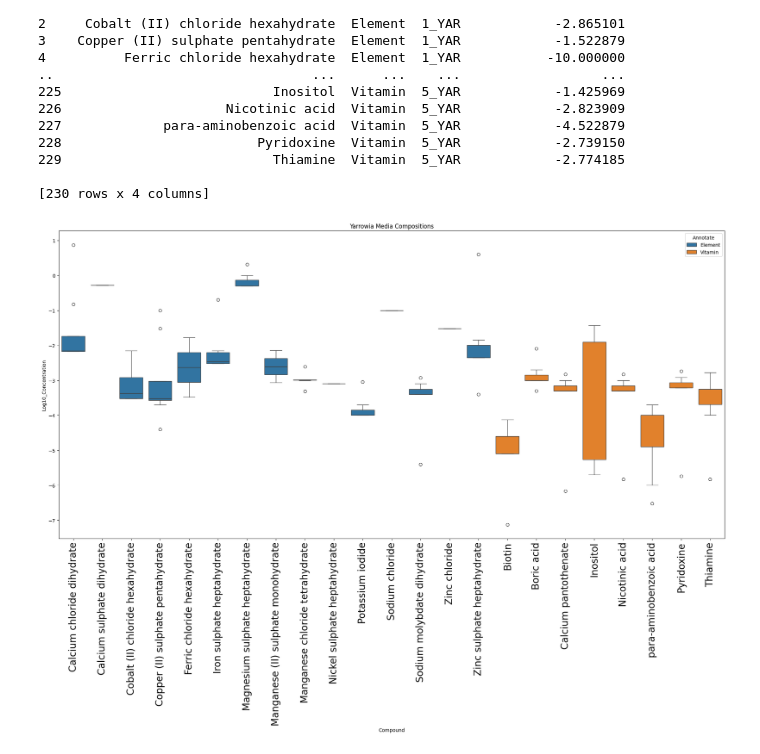
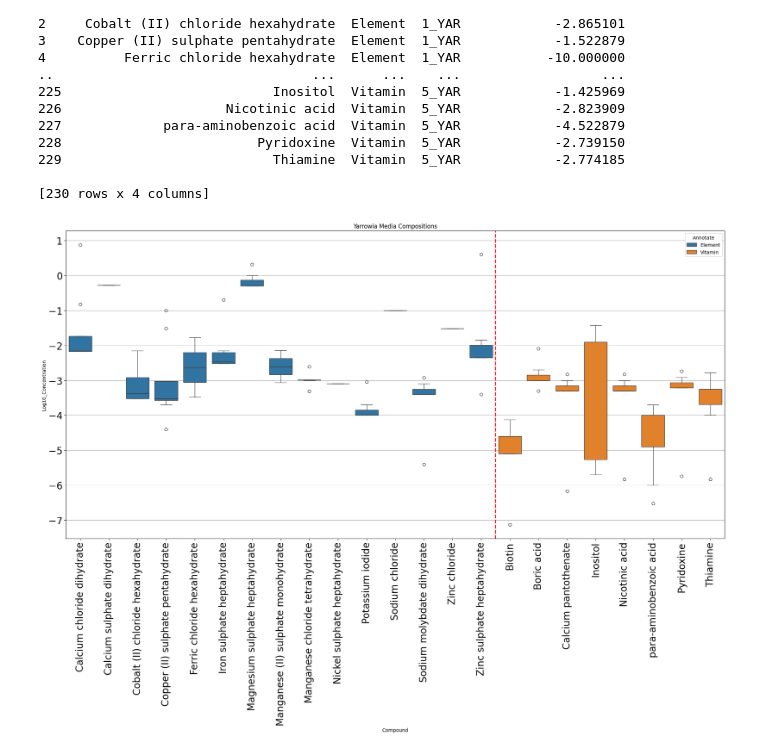
Before and after one commit to subarumuroi/ML_for_rational_design, a Jupyter notebook: MediaYarrowiaBoxplot.ipynb, the cells around one changed output. Saved outputs shown, nothing was run; the diff lists cells and outputs as text; code cells hidden in the pictures.

Commit message:
made some touchups to the plots

```diff
--- a/MediaYarrowiaBoxplot.ipynb
+++ b/MediaYarrowiaBoxplot.ipynb
@@ -83,10 +83,13 @@ compound_order = df['Compound'].tolist()
 # %%
 plt.figure(figsize=(20, 15))
 sns.boxplot(data=df_long[df_long['Log10_Concentration'] > -10],  # exclude pseudocount
             x='Compound', y='Log10_Concentration', hue='Annotate', order=compound_order)
 plt.xticks(size = 20, rotation=90)
+plt.yticks(size = 20)
 plt.title('Yarrowia Media Compositions')
+plt.grid(axis='y')
+plt.axvline(x=14.5, color='r', linestyle='--', linewidth=2)
 plt.tight_layout()
 plt.show()
 # %% [output]
-[figure, old version]
+[figure, new version]
```
Also changed, not shown: 2 other files.
